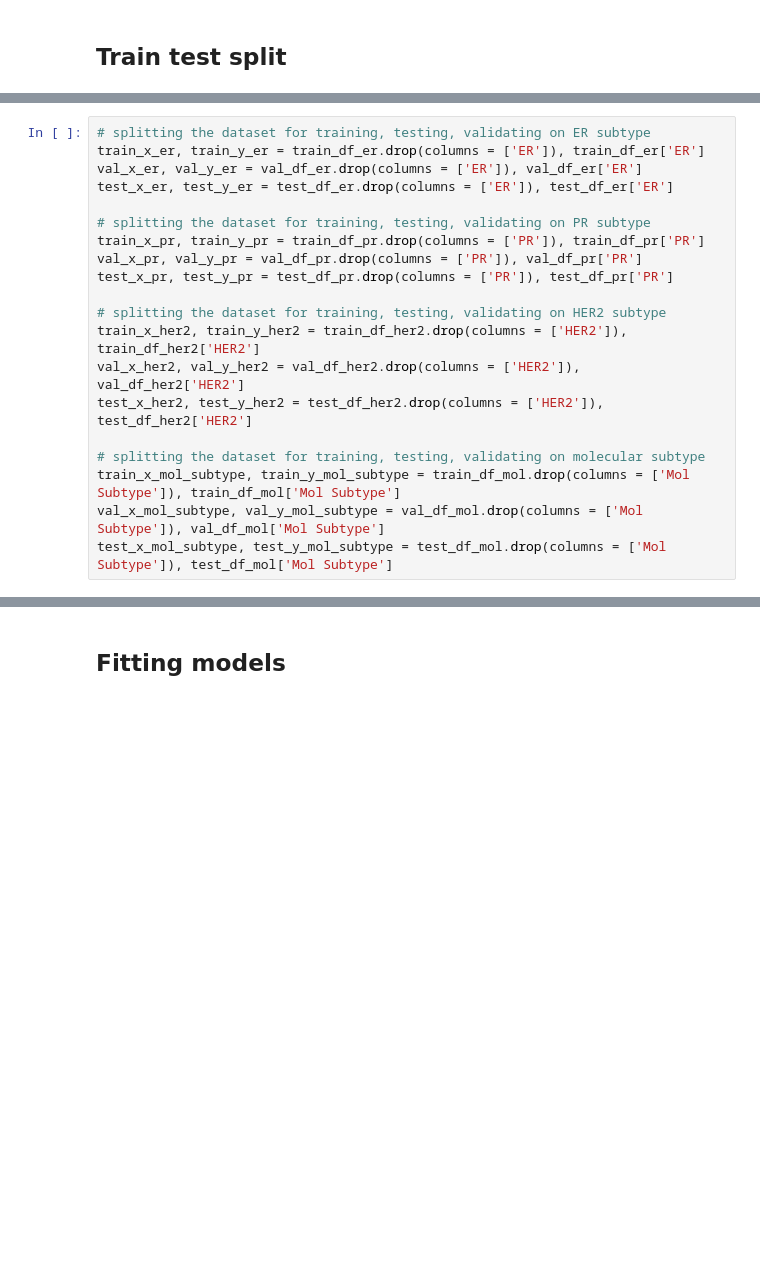
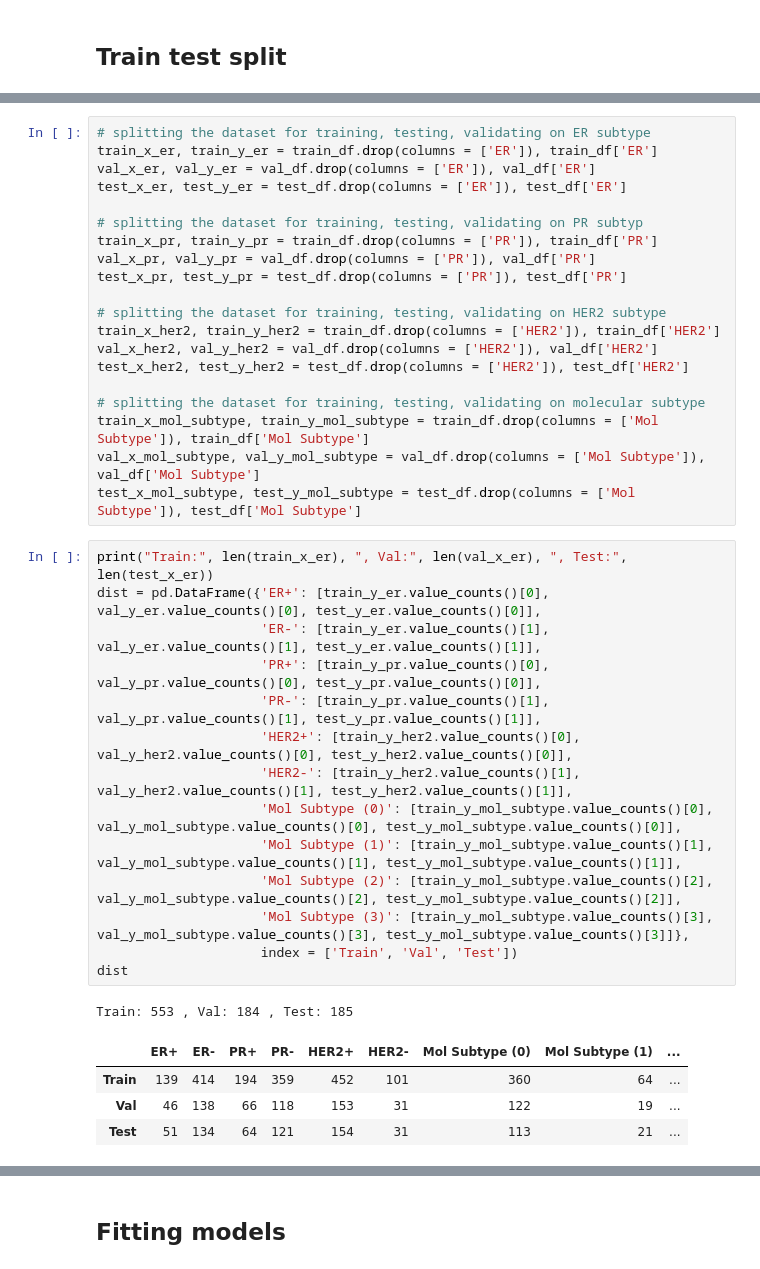
Before and after one commit to breast-cancer-detection-with-mri-images/Breast-Cancer-Subtype-from-MRI, a Jupyter notebook: 4.1. ML Modelling/ML Models Preprocessing/Unified Script with Preprocessing and Tuning.ipynb, the cells around one changed output, grey strips where cells are left out. Saved outputs shown, nothing was run; the diff lists cells and outputs as text; blank space fills up the shorter version.

```diff
--- a/4.1. ML Modelling/ML Models Preprocessing/Unified Script with Preprocessing and Tuning.ipynb
+++ b/4.1. ML Modelling/ML Models Preprocessing/Unified Script with Preprocessing and Tuning.ipynb
@@ -105,20 +168,40 @@ train_df_mol, val_df_mol, test_df_mol = train_test_val_splits(mol_df, TRAIN_RATI
 # %%
 # splitting the dataset for training, testing, validating on ER subtype
-train_x_er, train_y_er = train_df_er.drop(columns = ['ER']), train_df_er['ER']
-val_x_er, val_y_er = val_df_er.drop(columns = ['ER']), val_df_er['ER']
-test_x_er, test_y_er = test_df_er.drop(columns = ['ER']), test_df_er['ER']
+train_x_er, train_y_er = train_df.drop(columns = ['ER']), train_df['ER']
+val_x_er, val_y_er = val_df.drop(columns = ['ER']), val_df['ER']
+test_x_er, test_y_er = test_df.drop(columns = ['ER']), test_df['ER']
 
-# splitting the dataset for training, testing, validating on PR subtype
-train_x_pr, train_y_pr = train_df_pr.drop(columns = ['PR']), train_df_pr['PR']
-val_x_pr, val_y_pr = val_df_pr.drop(columns = ['PR']), val_df_pr['PR']
-test_x_pr, test_y_pr = test_df_pr.drop(columns = ['PR']), test_df_pr['PR']
+# splitting the dataset for training, testing, validating on PR subtyp
+train_x_pr, train_y_pr = train_df.drop(columns = ['PR']), train_df['PR']
+val_x_pr, val_y_pr = val_df.drop(columns = ['PR']), val_df['PR']
+test_x_pr, test_y_pr = test_df.drop(columns = ['PR']), test_df['PR']
 
 # splitting the dataset for training, testing, validating on HER2 subtype
-train_x_her2, train_y_her2 = train_df_her2.drop(columns = ['HER2']), train_df_her2['HER2']
-val_x_her2, val_y_her2 = val_df_her2.drop(columns = ['HER2']), val_df_her2['HER2']
-test_x_her2, test_y_her2 = test_df_her2.drop(columns = ['HER2']), test_df_her2['HER2']
+train_x_her2, train_y_her2 = train_df.drop(columns = ['HER2']), train_df['HER2']
+val_x_her2, val_y_her2 = val_df.drop(columns = ['HER2']), val_df['HER2']
+test_x_her2, test_y_her2 = test_df.drop(columns = ['HER2']), test_df['HER2']
 
 # splitting the dataset for training, testing, validating on molecular subtype
-train_x_mol_subtype, train_y_mol_subtype = train_df_mol.drop(columns = ['Mol Subtype']), train_df_mol['Mol Subtype']
-val_x_mol_subtype, val_y_mol_subtype = val_df_mol.drop(columns = ['Mol Subtype']), val_df_mol['Mol Subtype']
-test_x_mol_subtype, test_y_mol_subtype = test_df_mol.drop(columns = ['Mol Subtype']), test_df_mol['Mol Subtype']
+train_x_mol_subtype, train_y_mol_subtype = train_df.drop(columns = ['Mol Subtype']), train_df['Mol Subtype']
+val_x_mol_subtype, val_y_mol_subtype = val_df.drop(columns = ['Mol Subtype']), val_df['Mol Subtype']
+test_x_mol_subtype, test_y_mol_subtype = test_df.drop(columns = ['Mol Subtype']), test_df['Mol Subtype']
+# %%
+print("Train:", len(train_x_er), ", Val:", len(val_x_er), ", Test:", len(test_x_er))
+dist = pd.DataFrame({'ER+': [train_y_er.value_counts()[0], val_y_er.value_counts()[0], test_y_er.value_counts()[0]],
+                     'ER-': [train_y_er.value_counts()[1], val_y_er.value_counts()[1], test_y_er.value_counts()[1]],
+                     'PR+': [train_y_pr.value_counts()[0], val_y_pr.value_counts()[0], test_y_pr.value_counts()[0]],
+                     'PR-': [train_y_pr.value_counts()[1], val_y_pr.value_counts()[1], test_y_pr.value_counts()[1]],
+                     'HER2+': [train_y_her2.value_counts()[0], val_y_her2.value_counts()[0], test_y_her2.value_counts()[0]],
+                     'HER2-': [train_y_her2.value_counts()[1], val_y_her2.value_counts()[1], test_y_her2.value_counts()[1]],
+                     'Mol Subtype (0)': [train_y_mol_subtype.value_counts()[0], val_y_mol_subtype.value_counts()[0], test_y_mol_subtype.value_counts()[0]],
+                     'Mol Subtype (1)': [train_y_mol_subtype.value_counts()[1], val_y_mol_subtype.value_counts()[1], test_y_mol_subtype.value_counts()[1]],
+                     'Mol Subtype (2)': [train_y_mol_subtype.value_counts()[2], val_y_mol_subtype.value_counts()[2], test_y_mol_subtype.value_counts()[2]],
+                     'Mol Subtype (3)': [train_y_mol_subtype.value_counts()[3], val_y_mol_subtype.value_counts()[3], test_y_mol_subtype.value_counts()[3]]},
+                     index = ['Train', 'Val', 'Test'])
+dist
+# %% [output]
+Train: 553 , Val: 184 , Test: 185
+|  | ER+ | ER- | PR+ | PR- | HER2+ | HER2- | Mol Subtype (0) | Mol Subtype (1) | ... |
+| Train | 139 | 414 | 194 | 359 | 452 | 101 | 360 | 64 | ... |
+| Val | 46 | 138 | 66 | 118 | 153 | 31 | 122 | 19 | ... |
+| Test | 51 | 134 | 64 | 121 | 154 | 31 | 113 | 21 | ... |
```
Also changed, not shown: parts of 14 cells of this notebook, 10 other files.
